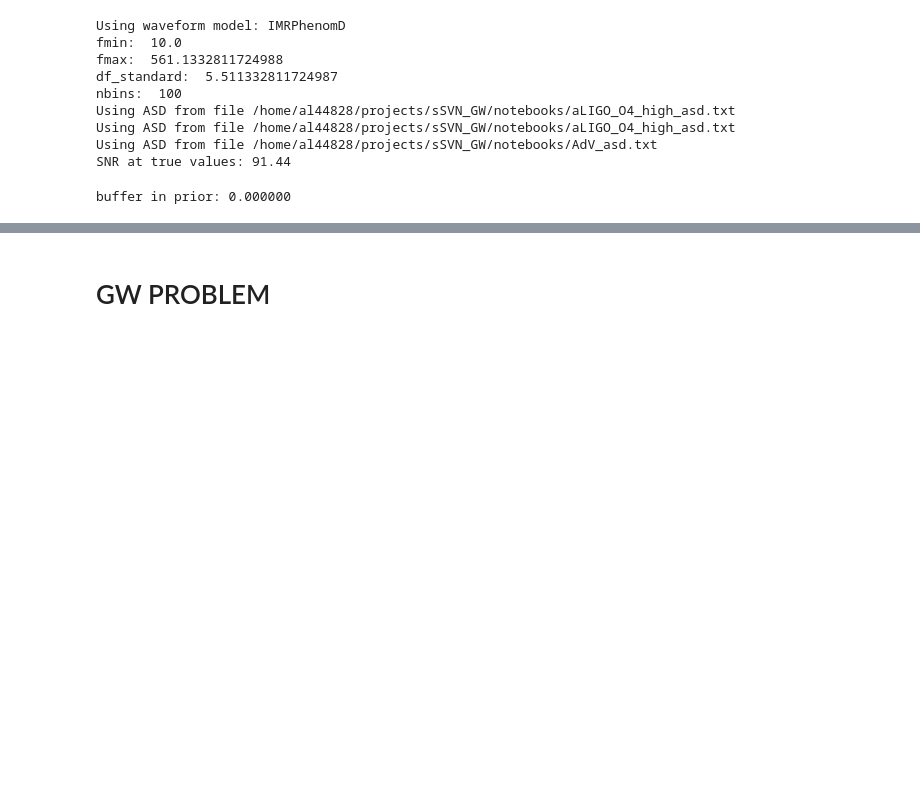
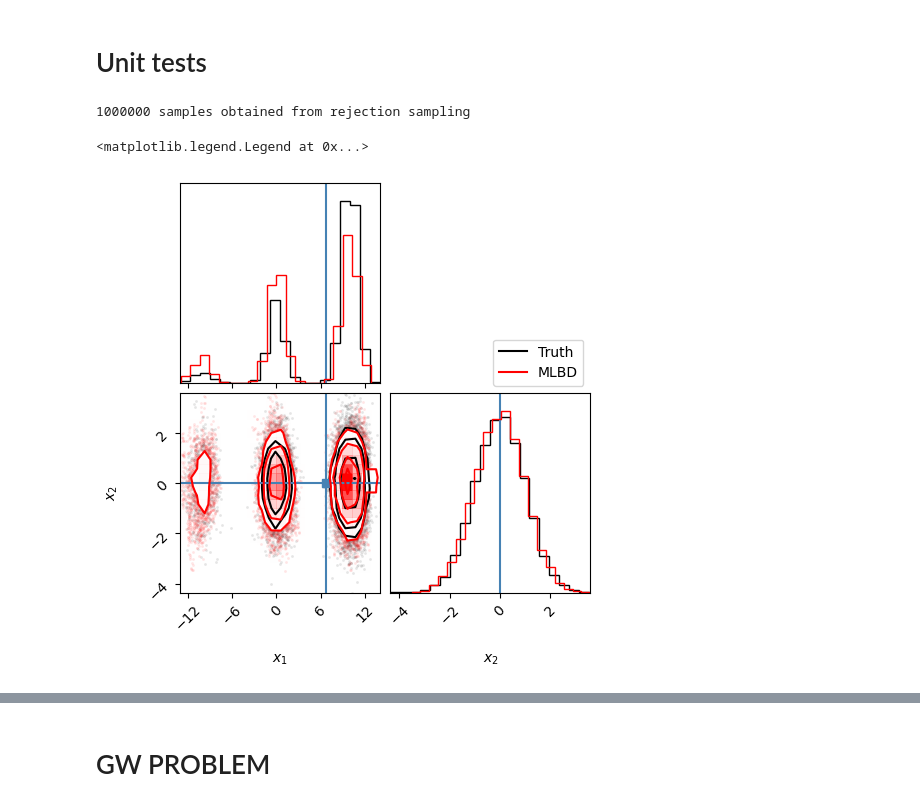
Before and after one commit to leviyevalex/sSVN_GW, a Jupyter notebook: notebooks/jax_langevin_birth_death.ipynb, the cells around one changed output, grey strips where cells are left out. Cells and saved outputs as stored; diff of their text form; code cells hidden in the pictures; blank space fills up the shorter version.

Commit message:
update to aarons requested notebook

```diff
--- a/notebooks/jax_langevin_birth_death.ipynb
+++ b/notebooks/jax_langevin_birth_death.ipynb
@@ -20,5 +68,13 @@ print(jax.devices())
+# %% [markdown]
+# Unit tests
+# %%
+def rejection_sampling(iid_samples, lower_bound, upper_bound):
+    truth_table = ((iid_samples > lower_bound) & (iid_samples < upper_bound))
+    idx = np.where(np.all(truth_table, axis=1))[0]
+    print('%i samples obtained from rejection sampling' % idx.shape[0])
+    return np.array(iid_samples[idx])
 # %%
-# Mixture of Gaussian model!
+# 2-d mixture of Gaussians with increasing weights
 
 from models.mog_new import MoG
 
@@ -43,10 +99,26 @@ model.upper_bound = jnp.array([15, 15])
 
 iid_samples = model.newDrawFromPosterior(1000000)
 
-# Rejection sampling to draw samples from bounded domain
-truth_table = ((iid_samples > model.lower_bound) & (iid_samples < model.upper_bound))
-idx = np.where(np.all(truth_table, axis=1))[0]
-print('%i samples obtained from rejection sampling' % idx.shape[0])
-bounded_iid_samples = iid_samples[idx]
-
-corner.corner(bounded_iid_samples)
+bounded_iid_samples = rejection_sampling(iid_samples, model.lower_bound, model.upper_bound)
+# %% [output]
+1000000 samples obtained from rejection sampling
+# %%
+# Setup and run sampler
+n_iter = 1000
+n_particles = 200
+eps = 1e-3
+X0 = model._newDrawFromPrior(n_particles)
+key = jax.random.PRNGKey(0)
+sam = ula_sampler_full_jax_jit(key, jax.vmap(model.potential), jax.vmap(jax.jacfwd(model.potential)), n_iter, eps, X0, model.lower_bound, model.upper_bound)
+# %%
+import matplotlib.lines as mlines
+reshaped_matrix = np.array(sam.reshape((sam.shape[0] * sam.shape[1], sam.shape[2])))
+fig = corner.corner(bounded_iid_samples[-20000:], hist_kwargs={'density':True}, truths=jnp.mean(bounded_iid_samples, axis=0), color='k')
+labels = [r'$x_1$', r'$x_2$']
+k_line = mlines.Line2D([], [], color='k', label='Truth')
+r_line = mlines.Line2D([], [], color='r', label='MLBD')
+corner.corner(reshaped_matrix[-20000:], color='r', fig=fig, hist_kwargs={'density':True}, labels=labels)
+plt.legend(handles=[k_line,r_line], bbox_to_anchor=(0., 1.0, 1., .0), loc=4)
+# %% [output]
+<matplotlib.legend.Legend at 0x...>
+[figure, added]
@@ -53,13 +160,11 @@ corner.corner(bounded_iid_samples)
 # %%
-from models.gw150914 import gwfast_LVGW150914
 
-n_iter = 100000
+n_iter = 200000
 n_particles = 200
 # eps = 1e-6
 eps = jnp.ones(9) * 1e-7
 eps = eps.at[1].set(1e-5)
 
-model = gwfast_LVGW150914(wf_model='IMRPhenomD', nbins=100, verbose=True)
 
 subset_params = jnp.array([0, 1, 2, 3, 5, 6, 7, 9, 10])
 lower = model.lower_bound[subset_params]
@@ -88,14 +193,3 @@ def potential_subset(X_red):
 def gradient_subset(X_red):
     X_ = X_injection_gpu.at[:, subset_params].set(X_red)
     return model.gradient_minusLogLikelihood(X_)[:, subset_params]
-# %% [output]
-Using waveform model: IMRPhenomD
-fmin:  10.0
-fmax:  561.1332811724988
-df_standard:  5.511332811724987
-nbins:  100
-Using ASD from file /home/al44828/projects/sSVN_GW/notebooks/aLIGO_O4_high_asd.txt
-Using ASD from file /home/al44828/projects/sSVN_GW/notebooks/aLIGO_O4_high_asd.txt
-Using ASD from file /home/al44828/projects/sSVN_GW/notebooks/AdV_asd.txt
-SNR at true values: 91.44
-buffer in prior: 0.000000
```
Also changed, not shown: parts of 19 cells of this notebook, 1 other file.
